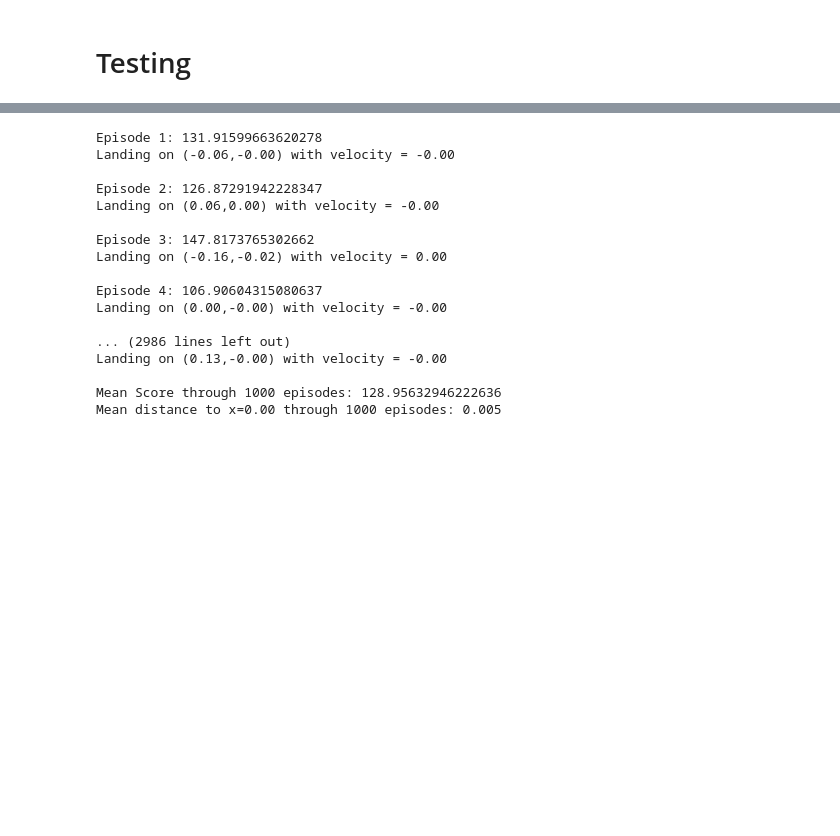
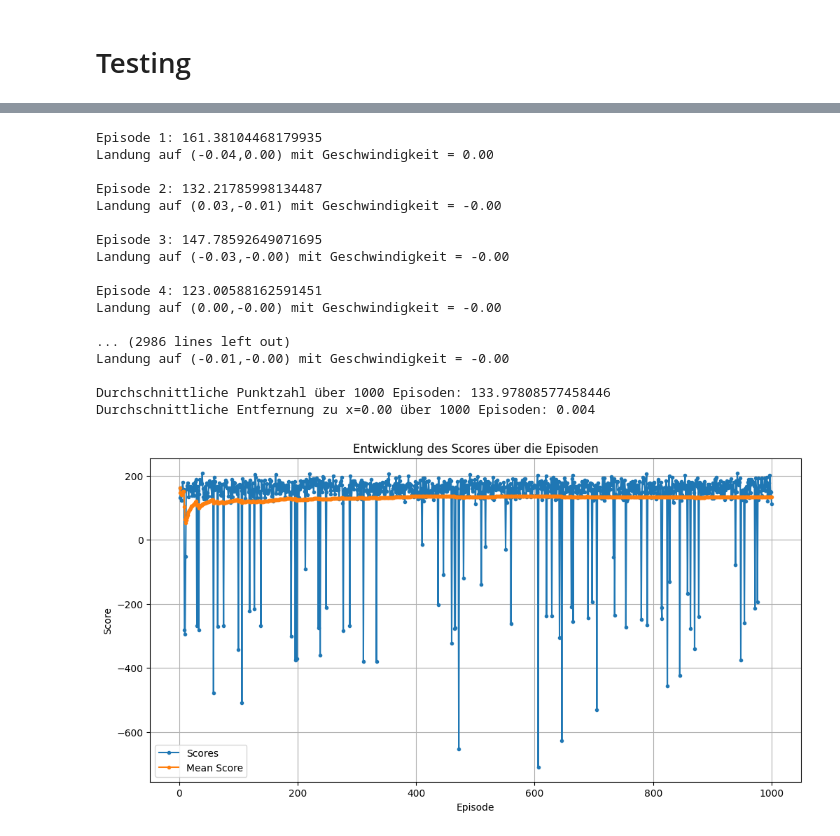
Before and after one commit to Greifenhard/LunarLander-Automatisation, a Jupyter notebook: PID_LUNAR_LANDER.ipynb, the cells around one changed output, grey strips where cells are left out. Saved outputs shown, nothing was run; the diff lists cells and outputs as text; code cells hidden in the pictures; blank space fills up the shorter version.

```diff
--- a/PID_LUNAR_LANDER.ipynb
+++ b/PID_LUNAR_LANDER.ipynb
@@ -94,20 +173,33 @@ def evaluate_pid(n_episodes=5, verbose=0, render_mode=None):
 # %%
-evaluate_pid(n_episodes=1000)
+total_rewards, x_cords = evaluate_pid(n_episodes=1000)
 # %% [output]
-Episode 1: 131.91599663620278
-Landing on (-0.06,-0.00) with velocity = -0.00
+Episode 1: 161.38104468179935
+Landung auf (-0.04,0.00) mit Geschwindigkeit = 0.00
 
-Episode 2: 126.87291942228347
-Landing on (0.06,0.00) with velocity = -0.00
+Episode 2: 132.21785998134487
+Landung auf (0.03,-0.01) mit Geschwindigkeit = -0.00
 
-Episode 3: 147.8173765302662
-Landing on (-0.16,-0.02) with velocity = 0.00
+Episode 3: 147.78592649071695
+Landung auf (-0.03,-0.00) mit Geschwindigkeit = -0.00
 
-Episode 4: 106.90604315080637
-Landing on (0.00,-0.00) with velocity = -0.00
+Episode 4: 123.00588162591451
+Landung auf (0.00,-0.00) mit Geschwindigkeit = -0.00
 
 ... (2986 lines left out)
-Landing on (0.13,-0.00) with velocity = -0.00
+Landung auf (-0.01,-0.00) mit Geschwindigkeit = -0.00
 
-Mean Score through 1000 episodes: 128.95632946222636
-Mean distance to x=0.00 through 1000 episodes: 0.005
+Durchschnittliche Punktzahl über 1000 Episoden: 133.97808577458446
+Durchschnittliche Entfernung zu x=0.00 über 1000 Episoden: 0.004
+# %%
+# Plot: Scores über Episoden
+plt.figure(figsize=(12, 6))
+plt.plot(range(1, 1001), total_rewards, marker=".", label="Scores")
+plt.plot(range(1, 1001), [np.mean(total_rewards[:x]) for x in range(1, 1001)], marker=".", label="Mean Score")
+plt.title('Entwicklung des Scores über die Episoden')
+plt.legend()
+plt.xlabel('Episode')
+plt.ylabel('Score')
+plt.grid()
+plt.show()
+# %% [output]
+[figure, added]
```
Also changed, not shown: parts of 14 cells of this notebook, 3 other files.
